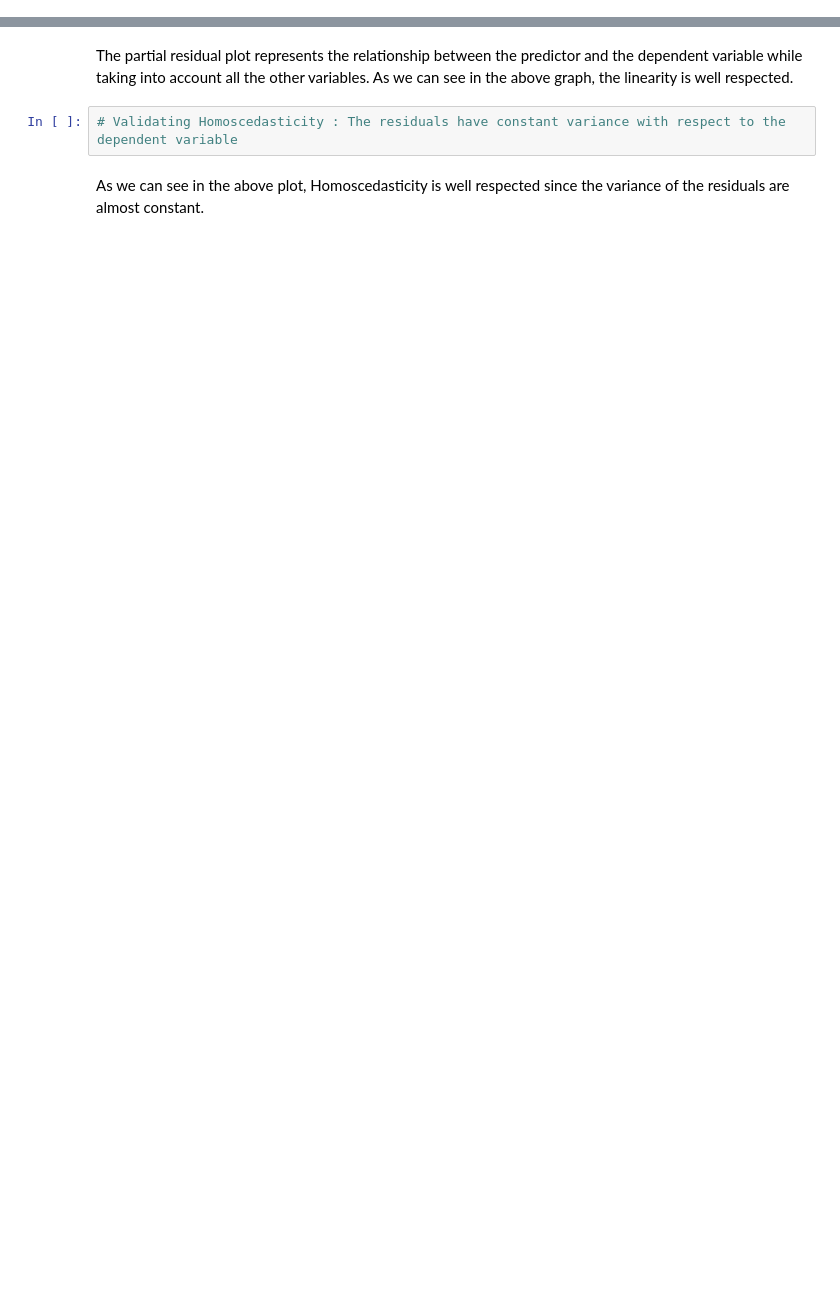
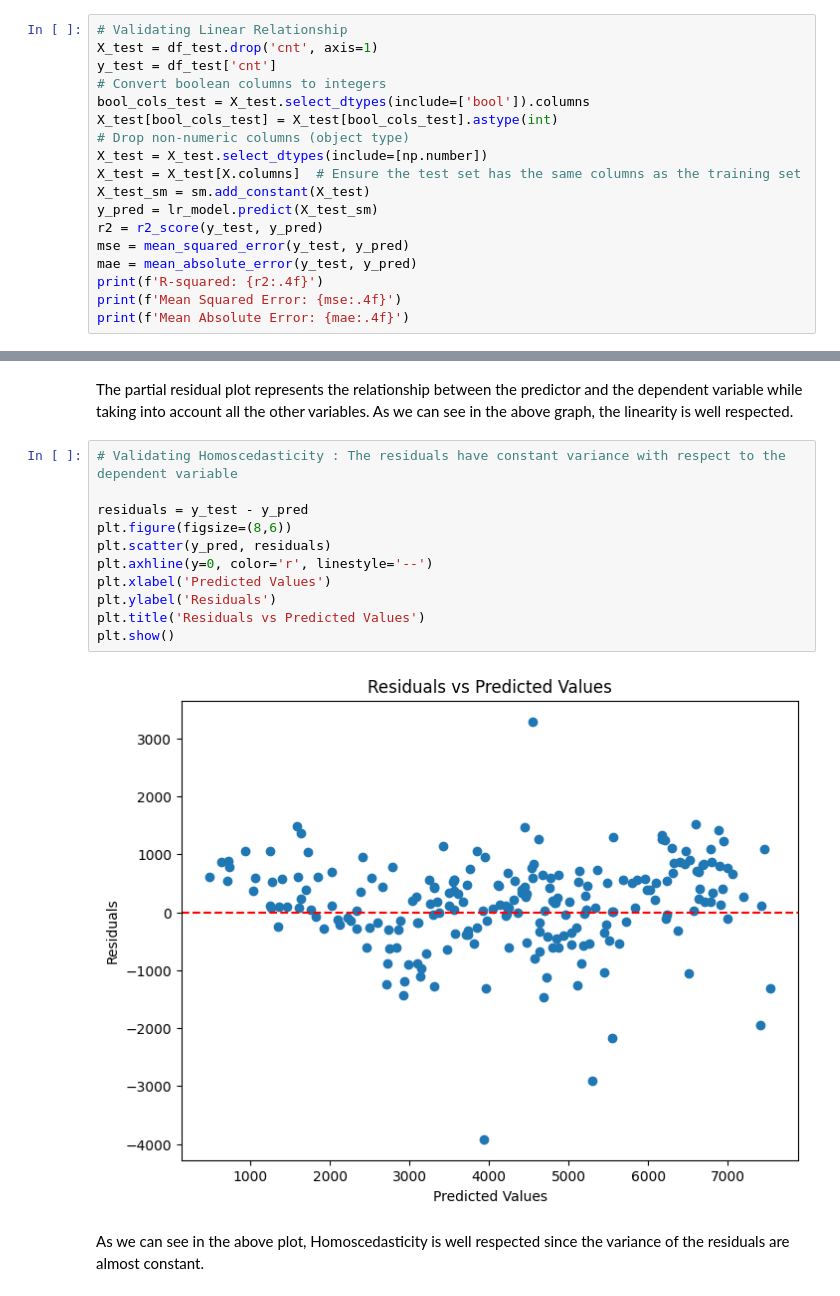
Before and after one commit to elisemyr/LAB3_MACHINE_LEARNING, a Jupyter notebook: lab3/Lab3_ML_AIDAMS_Student.ipynb, the cells around one changed output, grey strips where cells are left out. Saved outputs shown, nothing was run; the diff lists cells and outputs as text; blank space fills up the shorter version.

```diff
--- a/lab3/Lab3_ML_AIDAMS_Student.ipynb
+++ b/lab3/Lab3_ML_AIDAMS_Student.ipynb
@@ -1172,0 +1192,18 @@ Does it looks like an acceptable model ?
+# %%
+# Validating Linear Relationship
+X_test = df_test.drop('cnt', axis=1)
+y_test = df_test['cnt']
+# Convert boolean columns to integers
+bool_cols_test = X_test.select_dtypes(include=['bool']).columns
+X_test[bool_cols_test] = X_test[bool_cols_test].astype(int)
+# Drop non-numeric columns (object type)
+X_test = X_test.select_dtypes(include=[np.number])
+X_test = X_test[X.columns]  # Ensure the test set has the same columns as the training set
+X_test_sm = sm.add_constant(X_test)
+y_pred = lr_model.predict(X_test_sm)
+r2 = r2_score(y_test, y_pred)
+mse = mean_squared_error(y_test, y_pred)
+mae = mean_absolute_error(y_test, y_pred)
+print(f'R-squared: {r2:.4f}')
+print(f'Mean Squared Error: {mse:.4f}')
+print(f'Mean Absolute Error: {mae:.4f}')
@@ -1174,5 +1215,16 @@ Does it looks like an acceptable model ?
 The partial residual plot represents the relationship between the predictor and the dependent variable while taking into account all the other variables. As we can see in the above graph, the linearity is well respected.
 # %%
 # Validating Homoscedasticity : The residuals have constant variance with respect to the dependent variable
+
+residuals = y_test - y_pred
+plt.figure(figsize=(8,6))
+plt.scatter(y_pred, residuals)
+plt.axhline(y=0, color='r', linestyle='--')
+plt.xlabel('Predicted Values')
+plt.ylabel('Residuals')
+plt.title('Residuals vs Predicted Values')
+plt.show()
+# %% [output]
+[figure, added]
 # %% [markdown]
 As we can see in the above plot, Homoscedasticity is well respected since the variance of the residuals are almost constant.
```
Also changed, not shown: parts of 30 cells of this notebook.
